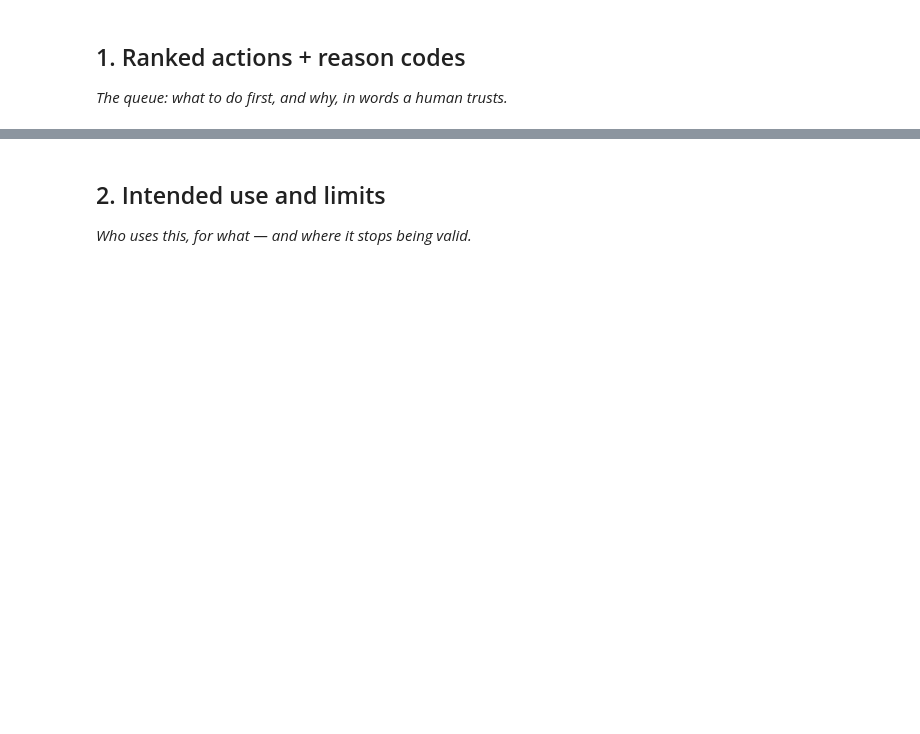
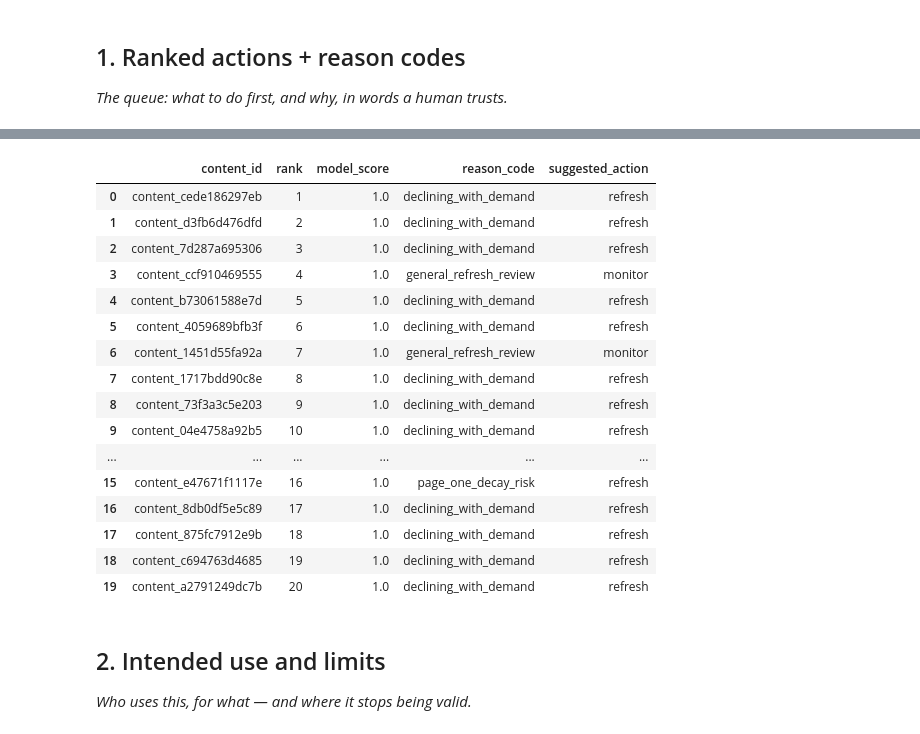
Before and after one commit to 24f2001824/ml-flyrank, a Jupyter notebook: work/notebooks/w07_action_playbook.ipynb, the cells around one changed output, grey strips where cells are left out. Drawn from its saved outputs; the diff is of its cells as text; code cells hidden in the pictures; blank space fills up the shorter version.

```diff
--- a/work/notebooks/w07_action_playbook.ipynb
+++ b/work/notebooks/w07_action_playbook.ipynb
@@ -16,3 +170,69 @@ This skeleton is yours to fill. Work the sections **in order** — each one has
+# %%
+def get_reason(row):
+    if row["days_since_last_update"] >= 180 and row["impressions_90d"] >= 500:
+        return "stale_visible_page"
+    elif row["trend_direction"].lower() == "down" and row["impressions_90d"] >= 100:
+        return "declining_with_demand"
+    elif 0 < row["word_count"] < 1200 and row["impressions_90d"] >= 250:
+        return "thin_visible_page"
+    elif row["avg_position"] > 0 and row["avg_position"] <= 10 and row["content_age_days"] >= 180:
+        return "page_one_decay_risk"
+    elif row["impressions_90d"] >= 500 and 0 < row["avg_position"] <= 20 and row["ctr"] < 0.5:
+        return "low_ctr_visible_page"
+    elif row["sessions_90d"] >= 30 and (
+        0 < row["engagement_rate"] < 30 or
+        0 < row["scroll_rate"] < 30
+    ):
+        return "low_engagement_visible_page"
+    else:
+        return "general_refresh_review"
+
+
+def get_action(reason):
+    if reason == "thin_visible_page":
+        return "expand_and_refresh"
+    elif reason == "low_ctr_visible_page":
+        return "refresh_and_review_ctr"
+    elif reason in [
+        "stale_visible_page",
+        "declining_with_demand",
+        "page_one_decay_risk"
+    ]:
+        return "refresh"
+    elif reason == "low_engagement_visible_page":
+        return "review_engagement"
+    else:
+        return "monitor"
+
+
+queue["reason_code"] = queue.apply(get_reason, axis=1)
+queue["suggested_action"] = queue["reason_code"].apply(get_action)
+
+queue[[
+    "content_id",
+    "rank",
+    "model_score",
+    "reason_code",
+    "suggested_action"
+]].head(20)
+# %% [output]
+|  | content_id | rank | model_score | reason_code | suggested_action |
+| 0 | content_cede186297eb | 1 | 1.0 | declining_with_demand | refresh |
+| 1 | content_d3fb6d476dfd | 2 | 1.0 | declining_with_demand | refresh |
+| 2 | content_7d287a695306 | 3 | 1.0 | declining_with_demand | refresh |
+| 3 | content_ccf910469555 | 4 | 1.0 | general_refresh_review | monitor |
+| 4 | content_b73061588e7d | 5 | 1.0 | declining_with_demand | refresh |
+| 5 | content_4059689bfb3f | 6 | 1.0 | declining_with_demand | refresh |
+| 6 | content_1451d55fa92a | 7 | 1.0 | general_refresh_review | monitor |
+| 7 | content_1717bdd90c8e | 8 | 1.0 | declining_with_demand | refresh |
+| 8 | content_73f3a3c5e203 | 9 | 1.0 | declining_with_demand | refresh |
+| 9 | content_04e4758a92b5 | 10 | 1.0 | declining_with_demand | refresh |
+| ... | ... | ... | ... | ... | ... |
+| 15 | content_e47671f1117e | 16 | 1.0 | page_one_decay_risk | refresh |
+| 16 | content_8db0df5e5c89 | 17 | 1.0 | declining_with_demand | refresh |
+| 17 | content_875fc7912e9b | 18 | 1.0 | declining_with_demand | refresh |
+| 18 | content_c694763d4685 | 19 | 1.0 | declining_with_demand | refresh |
+| 19 | content_a2791249dc7b | 20 | 1.0 | declining_with_demand | refresh |
 # %% [markdown]
 ## 2. Intended use and limits
 
```
Also changed, not shown: parts of 11 cells of this notebook.
